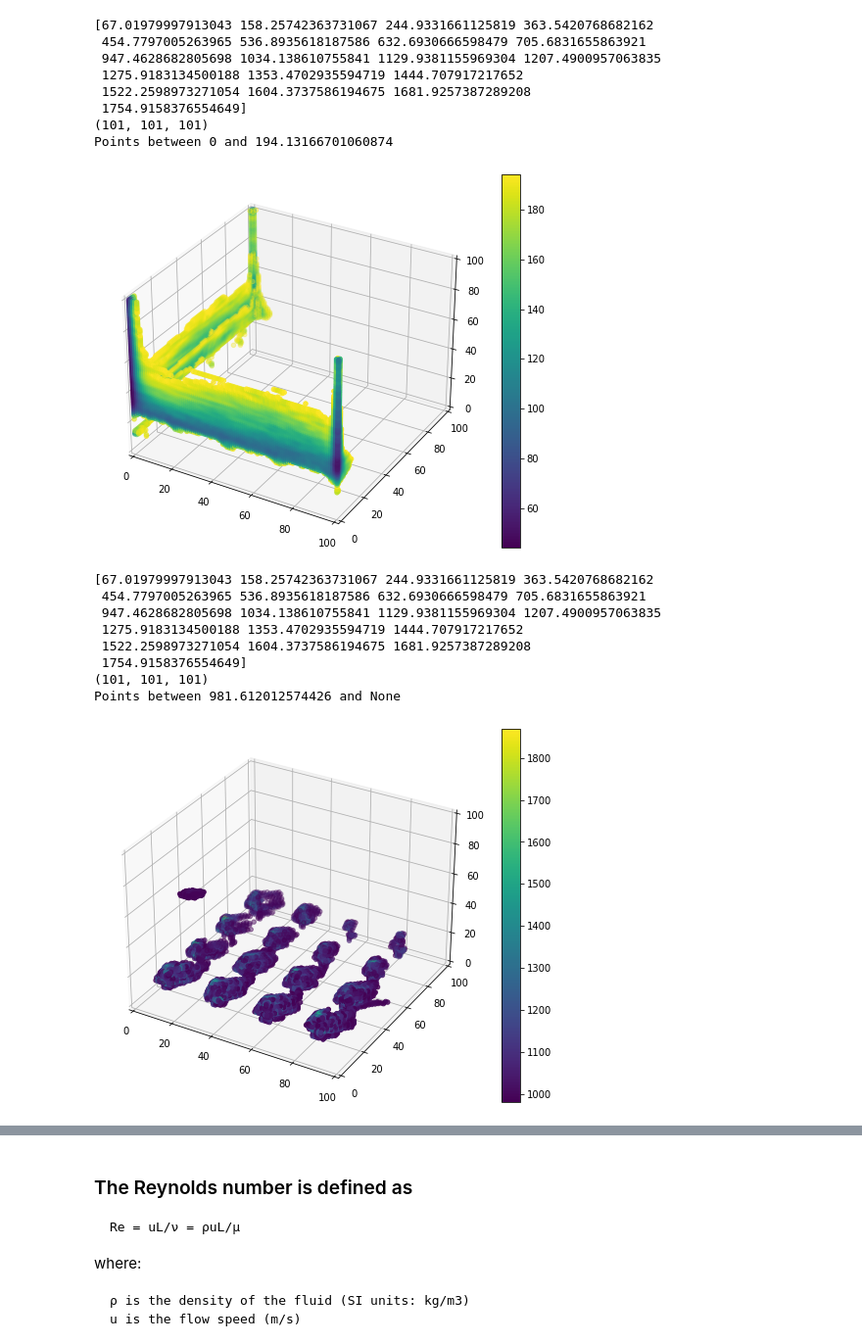
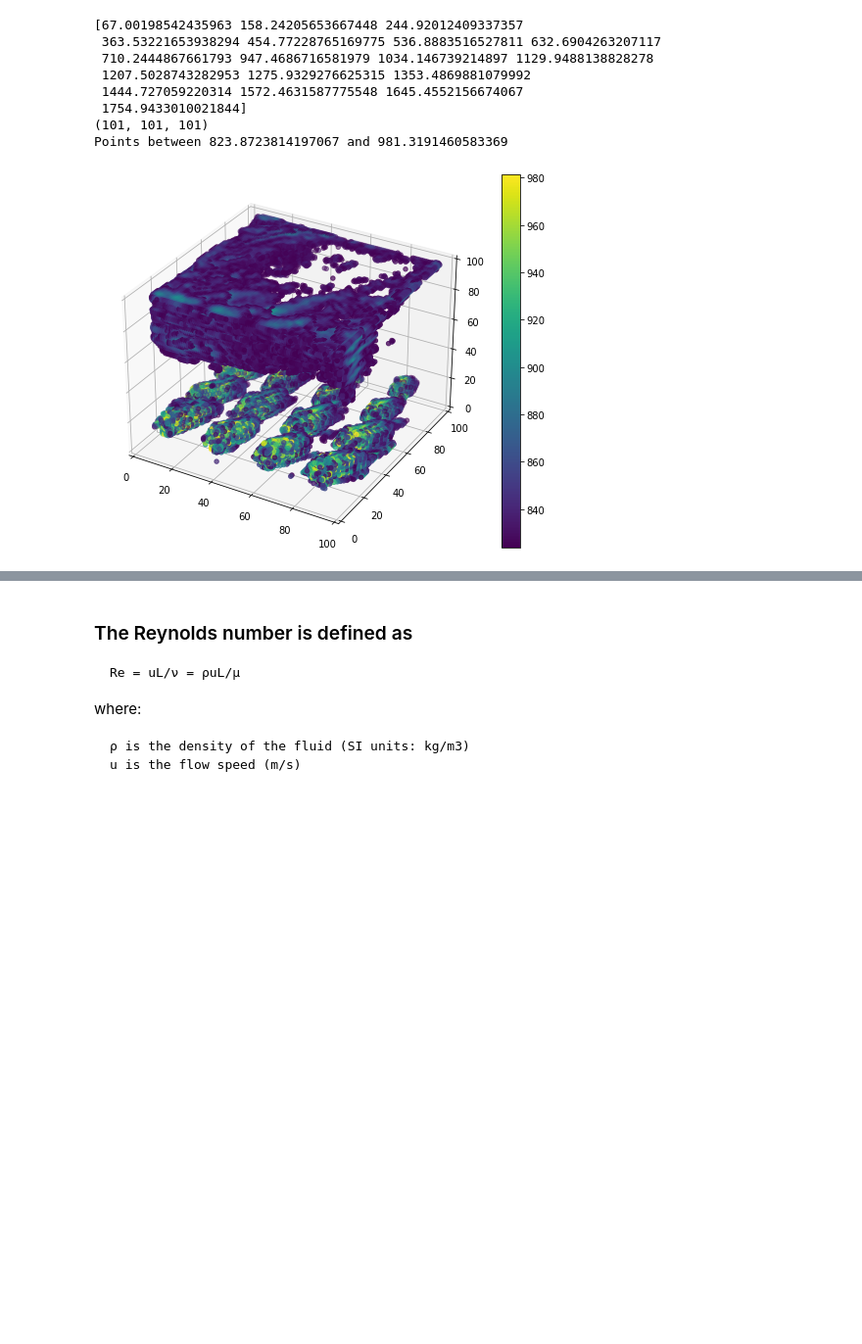
Before and after one commit to tjschweitzer/FDS2PreUnity, a Jupyter notebook: windODENotebook.ipynb, the cells around one changed output, grey strips where cells are left out. Shown at 98% size. Saved outputs shown, nothing was run; the diff lists cells and outputs as text; code cells hidden in the pictures; blank space fills up the shorter version.

Commit message:
Fixed plotting error

```diff
--- a/windODENotebook.ipynb
+++ b/windODENotebook.ipynb
@@ -421,15 +432,18 @@ class windODE:
             maxRE= np.max(np.array(self.__REDict[time]))
             fig = plt.figure(figsize=(8, 6))
             ax = fig.add_subplot(1, 1, 1, projection="3d")
+            print(time)
+            print(self.distanceofWindStreams_index[time])
             for i in self.distanceofWindStreams_index[time]:
-
+                print( data[i]["y"][0][:])
                 x = data[i]["y"][0][:]
                 y = data[i]["y"][1][:]
                 z = data[i]["y"][2][:]
                 re = data[i]["re"][:]
 
                 temp =np.max(re)/maxRE
-                ax.plot(x, y, z,  c=cm.viridis(temp))
+                ax.plot(x, y, z,  c=cm.viridis(temp),label=i)
+            plt.legend()
             plt.show()
 
 
@@ -561,8 +575,8 @@ dir = "/home/trent/Trunk/FireTime"
 # fds_loc = "/home/kl3pt0/Trunk/Trunk/Trunk.fds"
 # dir = "/home/kl3pt0/Trunk/Fire"
 #
-# fds_loc = "E:\Trunk\Trunk\Trunk\Trunk.fds"
-# dir = "E:\Trunk\Trunk\\temp\\"
+fds_loc = "E:\Trunk\Trunk\Trunk\Trunk.fds"
+dir = "E:\Trunk\Trunk\\Fire\\"
 
 t_span = [15,16]
 start_time = time.perf_counter()
@@ -646,6 +660,7 @@ def getMeanPeaksandSTD(reMatrix,n_bins):
                  'patches': patches,
                  'peaks': peaks,
                  'mean': dataMean,
+                  'std': dataStd,
                  'sigmaTwo':dataSig2,
                  'sigmaNegThree':dataSigNeg3}
     return returnDict
@@ -700,27 +714,18 @@ def plotPointsInRERange(plotRange,plotInfo):
 
     return [x_1,y_1,z_1,c_1]
 # %%
-lamFlowIndex = plotPointsInRERange([0,plotInfo['sigmaNegThree']],plotInfo)
-turbFlowindex = plotPointsInRERange([plotInfo['sigmaTwo'],None],plotInfo)
+lamFlowIndex = plotPointsInRERange([plotInfo['mean']+plotInfo['std'],plotInfo['sigmaTwo']],plotInfo)
+# lamFlowIndex = plotPointsInRERange([plotInfo['sigmaTwo'],None],plotInfo)
 # %% [output]
-[67.01979997913043 158.25742363731067 244.9331661125819 363.5420768682162
- 454.7797005263965 536.8935618187586 632.6930666598479 705.6831655863921
- 947.4628682805698 1034.138610755841 1129.9381155969304 1207.4900957063835
- 1275.9183134500188 1353.4702935594719 1444.707917217652
- 1522.2598973271054 1604.3737586194675 1681.9257387289208
- 1754.9158376554649]
+[67.00198542435963 158.24205653667448 244.92012409337357
+ 363.53221653938294 454.77228765169775 536.8883516527811 632.6904263207117
+ 710.2444867661793 947.4686716581979 1034.146739214897 1129.9488138828278
+ 1207.5028743282953 1275.9329276625315 1353.4869881079992
+ 1444.727059220314 1572.4631587775548 1645.4552156674067
+ 1754.9433010021844]
 (101, 101, 101)
-Points between 0 and 194.13166701060874
+Points between 823.8723814197067 and 981.3191460583369
-[figure, old version]
+[figure, new version]
-[67.01979997913043 158.25742363731067 244.9331661125819 363.5420768682162
- 454.7797005263965 536.8935618187586 632.6930666598479 705.6831655863921
- 947.4628682805698 1034.138610755841 1129.9381155969304 1207.4900957063835
- 1275.9183134500188 1353.4702935594719 1444.707917217652
- 1522.2598973271054 1604.3737586194675 1681.9257387289208
- 1754.9158376554649]
-(101, 101, 101)
-Points between 981.612012574426 and None
-[figure, removed]
 # %%
 
 lamFlowPositions = [app.getPositionFromIndex([lamFlowIndex[0][i],lamFlowIndex[1][i],lamFlowIndex[2][i]]) for i in range(len(lamFlowIndex[0]))]
```
Also changed, not shown: parts of 8 cells of this notebook.
